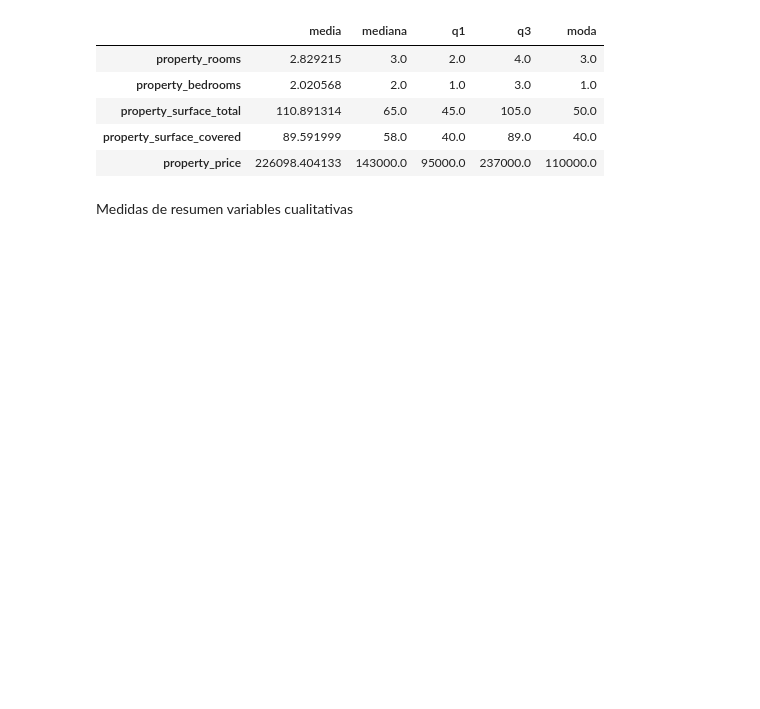
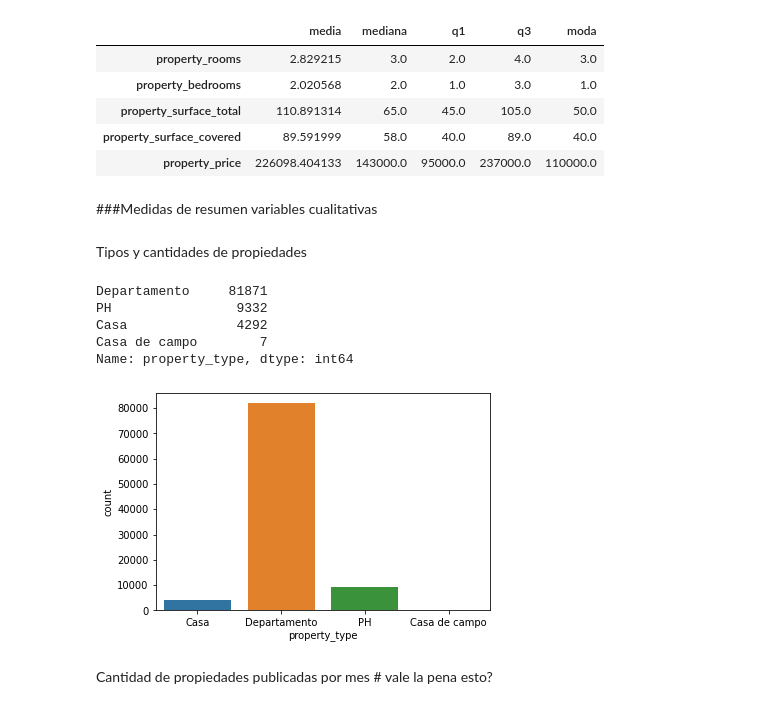
Before and after one commit to Fanusaez/7506R-2C2022-GRUPO13, a Jupyter notebook: 7506R_TP1_GRUPO13_ENTREGA.ipynb, the cells around one changed output. Cells and saved outputs as stored; diff of their text form; code cells hidden in the pictures; blank space fills up the shorter version.

```diff
--- a/7506R_TP1_GRUPO13_ENTREGA.ipynb
+++ b/7506R_TP1_GRUPO13_ENTREGA.ipynb
@@ -83,3 +88,6 @@ dtype: object
+# %%
+ds_trabajo["start_date"] = pd.to_datetime(ds_trabajo["start_date"],errors='ignore', dayfirst = True)
+#end_date no lo puedo transformar pq hay una fecha que tiene 9999 en el anio, ver que haces despues
 # %% [markdown]
 Porcentaje de NaN por columna
 # %%
@@ -161,4 +169,4 @@ ds_resumen
 | property_surface_covered | 89.591999 | 58.0 | 40.0 | 89.0 | 40.0 |
 | property_price | 226098.404133 | 143000.0 | 95000.0 | 237000.0 | 110000.0 |
 # %% [markdown]
-Medidas de resumen variables cualitativas
+###Medidas de resumen variables cualitativas
@@ -166,0 +173,19 @@ ds_cuantitativo = ds_exploracion.loc[:,["property_type"]]
+# %% [markdown]
+Tipos y cantidades de propiedades
+# %%
+ds_cualitativo = ds_exploracion.copy()
+ds_cualitativo = ds_cualitativo.loc[:,["property_type", "start_date"]]
+ds_cualitativo.property_type.value_counts()
+# %% [output]
+Departamento     81871
+PH                9332
+Casa              4292
+Casa de campo        7
+Name: property_type, dtype: int64
+# %%
+sns.countplot(x="property_type", data=ds_cualitativo)
+plt.show()
+# %% [output]
+[figure, added]
+# %% [markdown]
+Cantidad de propiedades publicadas por mes # vale la pena esto?
```
Also changed, not shown: parts of 7 cells of this notebook.
